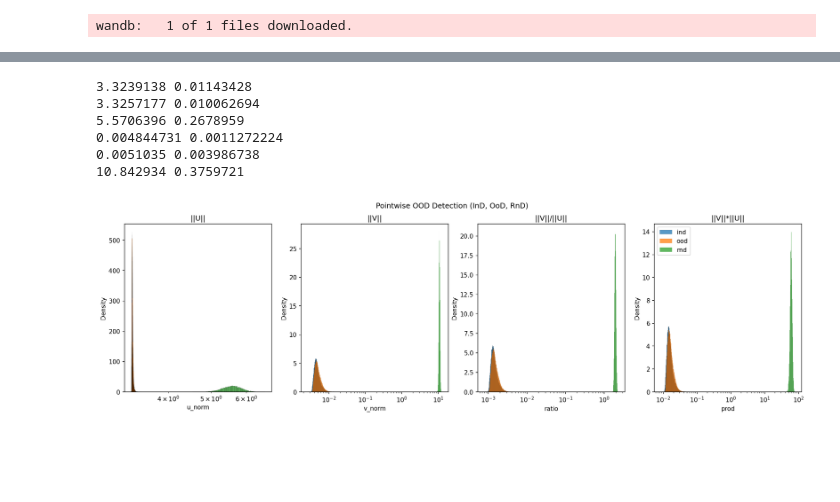
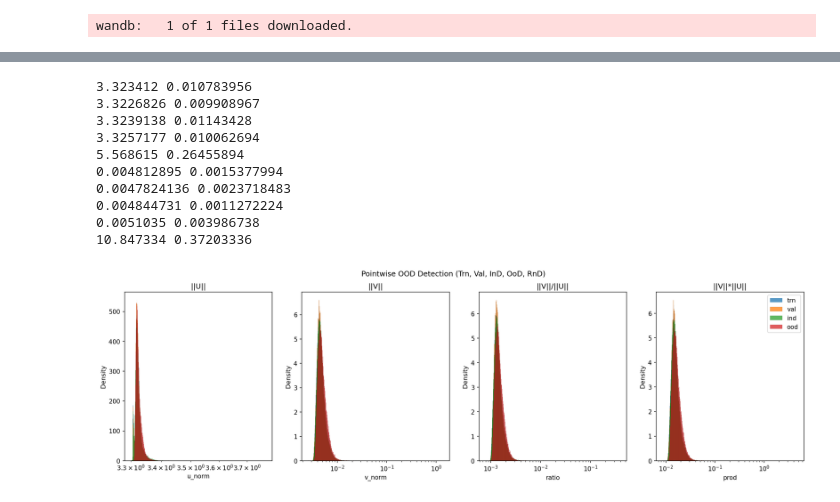
Before and after one commit to yasithdev/qpm-amrb-new, a Jupyter notebook: assets/runs/eval_qpm_species_flow_mse_M128_ood_2.ipynb, the cells around one changed output, grey strips where cells are left out. Drawn from its saved outputs; the diff is of its cells as text; code cells hidden in the pictures; blank space fills up the shorter version.

```diff
--- a/assets/runs/eval_qpm_species_flow_mse_M128_ood_2.ipynb
+++ b/assets/runs/eval_qpm_species_flow_mse_M128_ood_2.ipynb
@@ -46,8 +46,9 @@ Loaded 12662 images
 Dataset type test label type: species
 Loaded 12662 images
 # %%
-# model id for each ood_k
-model_ids = ['3qdutcy1', 'czgx4bod', '72y7x1fk', 'cqp59iho', 'fwur6c78']
-model_id = model_ids[config.ood[0]]
-print(model_id)
+# model ids
+model_ids = {"0": '3qdutcy1', "1": 'czgx4bod', "2": '72y7x1fk', "3": 'cqp59iho', "4": 'fwur6c78'}
+ood_str = ":".join(map(str, config.ood))
+model_id = model_ids[ood_str]
+print(ood_str, model_id)
 # %% [output]
@@ -68,7 +69,8 @@ wandb:   1 of 1 files downloaded.
 train_loader = dm.train_dataloader()
 val_loader = dm.val_dataloader()
 test_loader = dm.test_dataloader()
-predict_loader = dm.predict_dataloader()
+if ood_str:
+    predict_loader = dm.predict_dataloader()
 # %%
 from models.common import edl_probs
 from tqdm import tqdm
@@ -133,63 +175,96 @@ test InD - OK
 # %%
+trn_u_norms_scaled = np.tanh(trn_u_norms)
+val_u_norms_scaled = np.tanh(val_u_norms)
 ind_u_norms_scaled = np.tanh(ind_u_norms)
-ood_u_norms_scaled = np.tanh(ood_u_norms)
+if ood_str:
+    ood_u_norms_scaled = np.tanh(ood_u_norms)
 rnd_u_norms_scaled = np.tanh(rnd_u_norms)
+
+trn_v_norms_scaled = np.tanh(trn_v_norms)
+val_v_norms_scaled = np.tanh(val_v_norms)
 ind_v_norms_scaled = np.tanh(ind_v_norms)
-ood_v_norms_scaled = np.tanh(ood_v_norms)
+if ood_str:
+    ood_v_norms_scaled = np.tanh(ood_v_norms)
 rnd_v_norms_scaled = np.tanh(rnd_v_norms)
 
+print(trn_u_norms.mean(), trn_u_norms.std())
+print(val_u_norms.mean(), val_u_norms.std())
 print(ind_u_norms.mean(), ind_u_norms.std())
-print(ood_u_norms.mean(), ood_u_norms.std())
+if ood_str:
+    print(ood_u_norms.mean(), ood_u_norms.std())
 print(rnd_u_norms.mean(), rnd_u_norms.std())
+
+print(trn_v_norms.mean(), trn_v_norms.std())
+print(val_v_norms.mean(), val_v_norms.std())
 print(ind_v_norms.mean(), ind_v_norms.std())
-print(ood_v_norms.mean(), ood_v_norms.std())
+if ood_str:
+    print(ood_v_norms.mean(), ood_v_norms.std())
 print(rnd_v_norms.mean(), rnd_v_norms.std())
 # %% [output]
+3.323412 0.010783956
+3.3226826 0.009908967
 3.3239138 0.01143428
 3.3257177 0.010062694
-5.5706396 0.2678959
+5.568615 0.26455894
+0.004812895 0.0015377994
+0.0047824136 0.0023718483
 0.004844731 0.0011272224
 0.0051035 0.003986738
-10.842934 0.3759721
+10.847334 0.37203336
 # %%
 from matplotlib import pyplot as plt
 import seaborn as sns
 import pandas as pd
 
 plt.rcParams['figure.figsize'] = (5, 5)
 plt.rcParams['figure.dpi'] = 150
 
+data_trn = pd.DataFrame(dict(u_norm=trn_u_norms, v_norm=trn_v_norms, ratio=trn_v_norms/trn_u_norms, prod=trn_v_norms*trn_u_norms, target=trn_targets))
+data_val = pd.DataFrame(dict(u_norm=val_u_norms, v_norm=val_v_norms, ratio=val_v_norms/val_u_norms, prod=val_v_norms*val_u_norms, target=val_targets))
 data_ind = pd.DataFrame(dict(u_norm=ind_u_norms, v_norm=ind_v_norms, ratio=ind_v_norms/ind_u_norms, prod=ind_v_norms*ind_u_norms, target=ind_targets))
-data_ood = pd.DataFrame(dict(u_norm=ood_u_norms, v_norm=ood_v_norms, ratio=ood_v_norms/ood_u_norms, prod=ood_v_norms*ood_u_norms, target=ood_targets))
+if ood_str:
+    data_ood = pd.DataFrame(dict(u_norm=ood_u_norms, v_norm=ood_v_norms, ratio=ood_v_norms/ood_u_norms, prod=ood_v_norms*ood_u_norms, target=ood_targets))
 data_rnd = pd.DataFrame(dict(u_norm=rnd_u_norms, v_norm=rnd_v_norms, ratio=rnd_v_norms/rnd_u_norms, prod=rnd_v_norms*rnd_u_norms))
 
 fig, (ax1, ax2, ax3, ax4) = plt.subplots(1, 4, figsize = (20, 5))
-fig.suptitle("Pointwise OOD Detection (InD, OoD, RnD)")
+fig.suptitle("Pointwise OOD Detection (Trn, Val, InD, OoD, RnD)")
 
+sns.histplot(data=data_trn, x="u_norm", log_scale=True, fill=True, label='trn', stat='density', ax=ax1)
+sns.histplot(data=data_val, x="u_norm", log_scale=True, fill=True, label='val', stat='density', ax=ax1)
 sns.histplot(data=data_ind, x="u_norm", log_scale=True, fill=True, label='ind', stat='density', ax=ax1)
-sns.histplot(data=data_ood, x="u_norm", log_scale=True, fill=True, label='ood', stat='density', ax=ax1)
-sns.histplot(data=data_rnd, x="u_norm", log_scale=True, fill=True, label='rnd', stat='density', ax=ax1)
+if ood_str:
+    sns.histplot(data=data_ood, x="u_norm", log_scale=True, fill=True, label='ood', stat='density', ax=ax1)
+# sns.histplot(data=data_rnd, x="u_norm", log_scale=True, fill=True, label='rnd', stat='density', ax=ax1)
 
+sns.histplot(data=data_trn, x="v_norm", log_scale=True, fill=True, label='trn', stat='density', ax=ax2)
+sns.histplot(data=data_val, x="v_norm", log_scale=True, fill=True, label='val', stat='density', ax=ax2)
 sns.histplot(data=data_ind, x="v_norm", log_scale=True, fill=True, label='ind', stat='density', ax=ax2)
-sns.histplot(data=data_ood, x="v_norm", log_scale=True, fill=True, label='ood', stat='density', ax=ax2)
-sns.histplot(data=data_rnd, x="v_norm", log_scale=True, fill=True, label='rnd', stat='density', ax=ax2)
+if ood_str:
+    sns.histplot(data=data_ood, x="v_norm", log_scale=True, fill=True, label='ood', stat='density', ax=ax2)
+# sns.histplot(data=data_rnd, x="v_norm", log_scale=True, fill=True, label='rnd', stat='density', ax=ax2)
 
+sns.histplot(data=data_trn, x="ratio", log_scale=True, fill=True, label='trn', stat='density', ax=ax3)
+sns.histplot(data=data_val, x="ratio", log_scale=True, fill=True, label='val', stat='density', ax=ax3)
 sns.histplot(data=data_ind, x="ratio", log_scale=True, fill=True, label='ind', stat='density', ax=ax3)
-sns.histplot(data=data_ood, x="ratio", log_scale=True, fill=True, label='ood', stat='density', ax=ax3)
-sns.histplot(data=data_rnd, x="ratio", log_scale=True, fill=True, label='rnd', stat='density', ax=ax3)
+if ood_str:
+    sns.histplot(data=data_ood, x="ratio", log_scale=True, fill=True, label='ood', stat='density', ax=ax3)
+# sns.histplot(data=data_rnd, x="ratio", log_scale=True, fill=True, label='rnd', stat='density', ax=ax3)
 
+sns.histplot(data=data_trn, x="prod", log_scale=True, fill=True, label='trn', stat='density', ax=ax4)
+sns.histplot(data=data_val, x="prod", log_scale=True, fill=True, label='val', stat='density', ax=ax4)
 sns.histplot(data=data_ind, x="prod", log_scale=True, fill=True, label='ind', stat='density', ax=ax4)
-sns.histplot(data=data_ood, x="prod", log_scale=True, fill=True, label='ood', stat='density', ax=ax4)
-sns.histplot(data=data_rnd, x="prod", log_scale=True, fill=True, label='rnd', stat='density', ax=ax4)
+if ood_str:
+    sns.histplot(data=data_ood, x="prod", log_scale=True, fill=True, label='ood', stat='density', ax=ax4)
+# sns.histplot(data=data_rnd, x="prod", log_scale=True, fill=True, label='rnd', stat='density', ax=ax4)
 
 ax1.title.set_text('||U||')
 ax2.title.set_text('||V||')
 ax3.title.set_text('||V||/||U||')
 ax4.title.set_text('||V||*||U||')
 
 plt.legend()
 plt.show()
 # %% [output]
-[figure, old version]
+[figure, new version]
 # %%
 from scipy import stats
```
Also changed, not shown: parts of 8 cells of this notebook, 16 other files.
